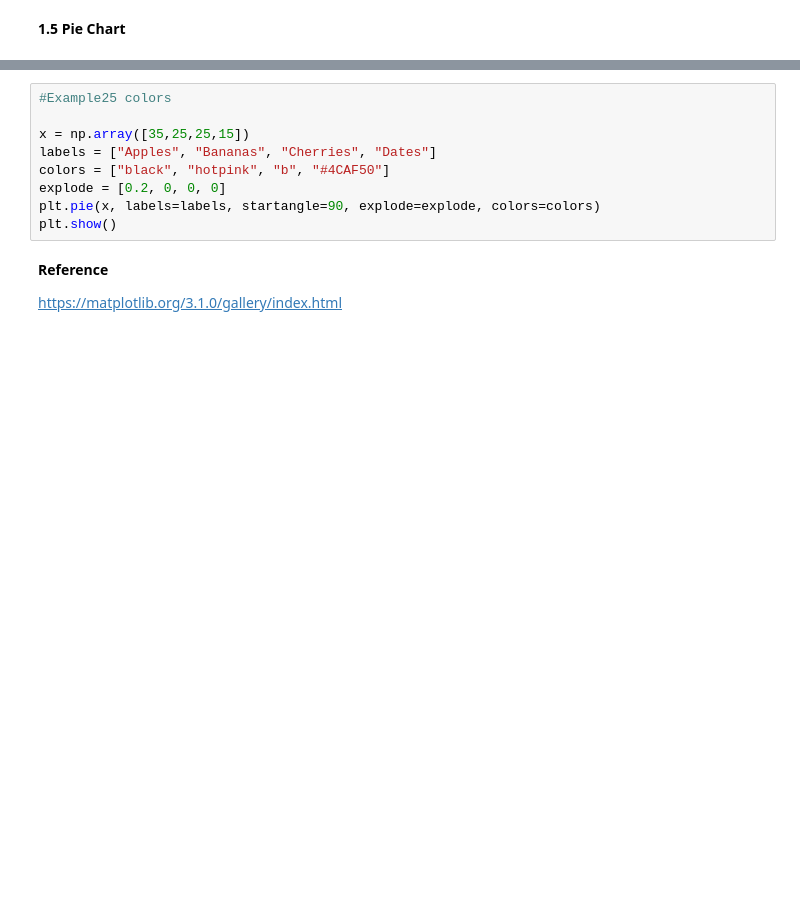
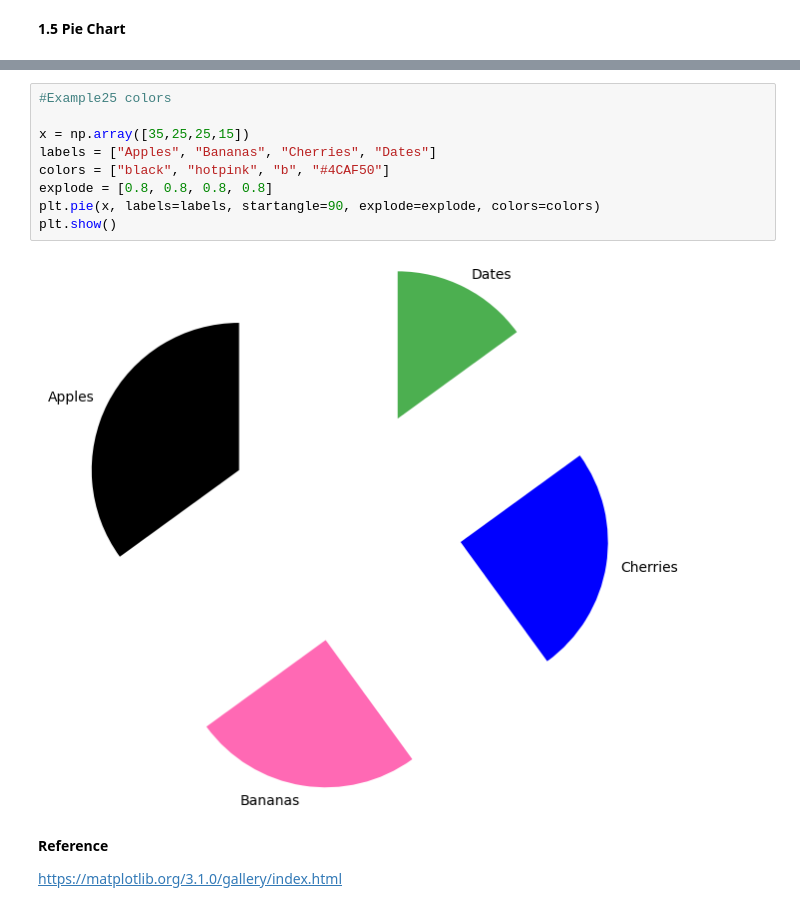
Before and after one commit to Saranwich/CSTU-Sparkcamp-2026, a Jupyter notebook: resources/drive-download-20260604T060015Z-3-001/Code/ALab1_ Matplotlib.ipynb, the cells around one changed output, grey strips where cells are left out. Drawn from its saved outputs; the diff is of its cells as text; blank space fills up the shorter version.

```diff
--- a/resources/drive-download-20260604T060015Z-3-001/Code/ALab1_ Matplotlib.ipynb
+++ b/resources/drive-download-20260604T060015Z-3-001/Code/ALab1_ Matplotlib.ipynb
@@ -285,12 +340,14 @@ plt.show()
 # %%
 #Example25 colors
 
 x = np.array([35,25,25,15])
 labels = ["Apples", "Bananas", "Cherries", "Dates"]
 colors = ["black", "hotpink", "b", "#4CAF50"]
-explode = [0.2, 0, 0, 0]
+explode = [0.8, 0.8, 0.8, 0.8]
 plt.pie(x, labels=labels, startangle=90, explode=explode, colors=colors)
 plt.show()
+# %% [output]
+[figure, added]
 # %% [markdown]
 **Reference**
 
```
Also changed, not shown: parts of 27 cells of this notebook, 5 other files.
